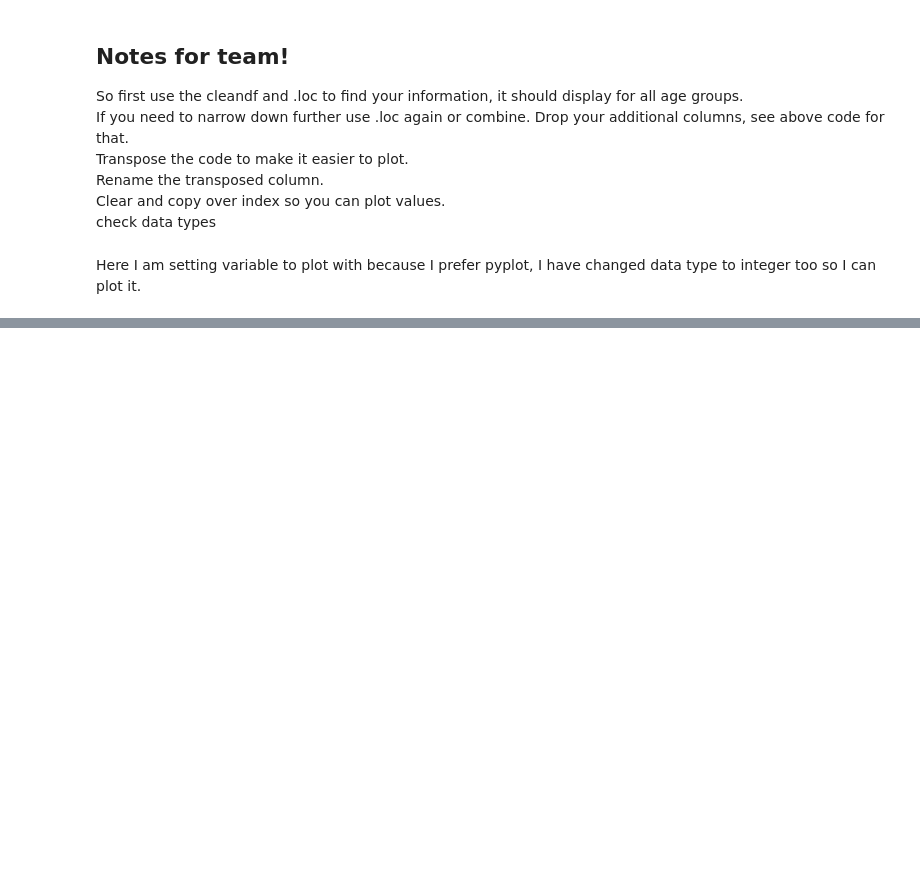
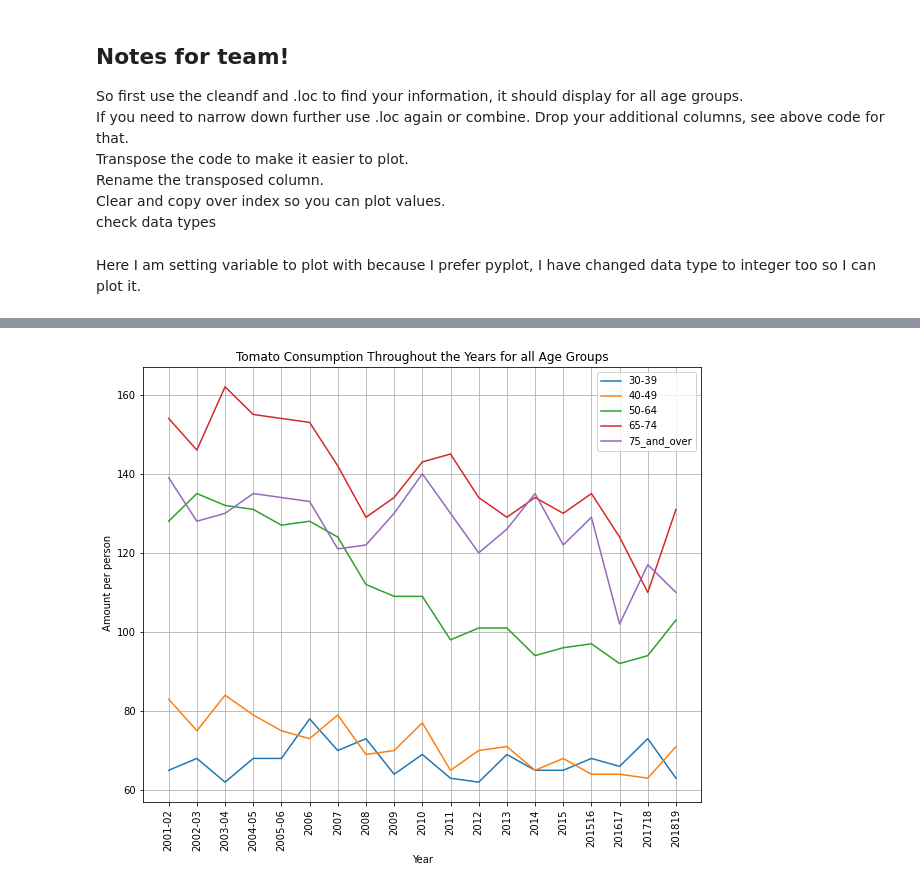
Before and after one commit to kass173/Project-1, a Jupyter notebook: Working_copy_project-Helen(to_plot_trend_lines) .ipynb, the cells around one changed output, grey strips where cells are left out. Saved outputs shown, nothing was run; the diff lists cells and outputs as text; code cells hidden in the pictures; blank space fills up the shorter version.

```diff
--- a/Working_copy_project-Helen(to_plot_trend_lines) .ipynb
+++ b/Working_copy_project-Helen(to_plot_trend_lines) .ipynb
@@ -91,0 +87,8 @@ plt.show ()
+# %%
+#Why did it dip in 2012? Is it the same for the other age groups?
+tominfo
+cleantomall=tominfo.drop(["Food Category", "Food Group", "Minor Food Code", "Units","Age Group","Major Food Code"], axis=1)
+cleantomall=cleantomall.transpose ()
+cleantomall.columns =['30-39','40-49','50-64','65-74','75_and_over']
+cleantomall['Years'] = cleantomall.index
+cleantomall
@@ -91,0 +118,3 @@ plt.show ()
+# %%
+fix=cleantomall.astype({'30-39': 'int64', '40-49': 'int64', '50-64': 'int64', '65-74': 'int64', '75_and_over':'int64' })
+fix.info ()
@@ -91,0 +135,18 @@ plt.show ()
+# %%
+alltomyears=fix["Years"]
+# %%
+ln1,plot=plt.subplots (figsize=(10, 8))
+plt.plot(alltomyears,fix['30-39'])
+plt.plot(alltomyears,fix['40-49'])
+plt.plot(alltomyears,fix['50-64'])
+plt.plot(alltomyears,fix['65-74'])
+plt.plot(alltomyears,fix['75_and_over'])
+plt.legend (["30-39", "40-49", "50-64", "65-74", "75_and_over"], loc ="upper right")
+plt.xticks(rotation=90)
+plt.grid(True)
+plt.xlabel("Year")
+plt.ylabel(" Amount per person")
+plt.title("Tomato Consumption Throughout the Years for all Age Groups")
+plt.show ()
+# %% [output]
+[figure, added]
```
Also changed, not shown: parts of 5 cells of this notebook.
